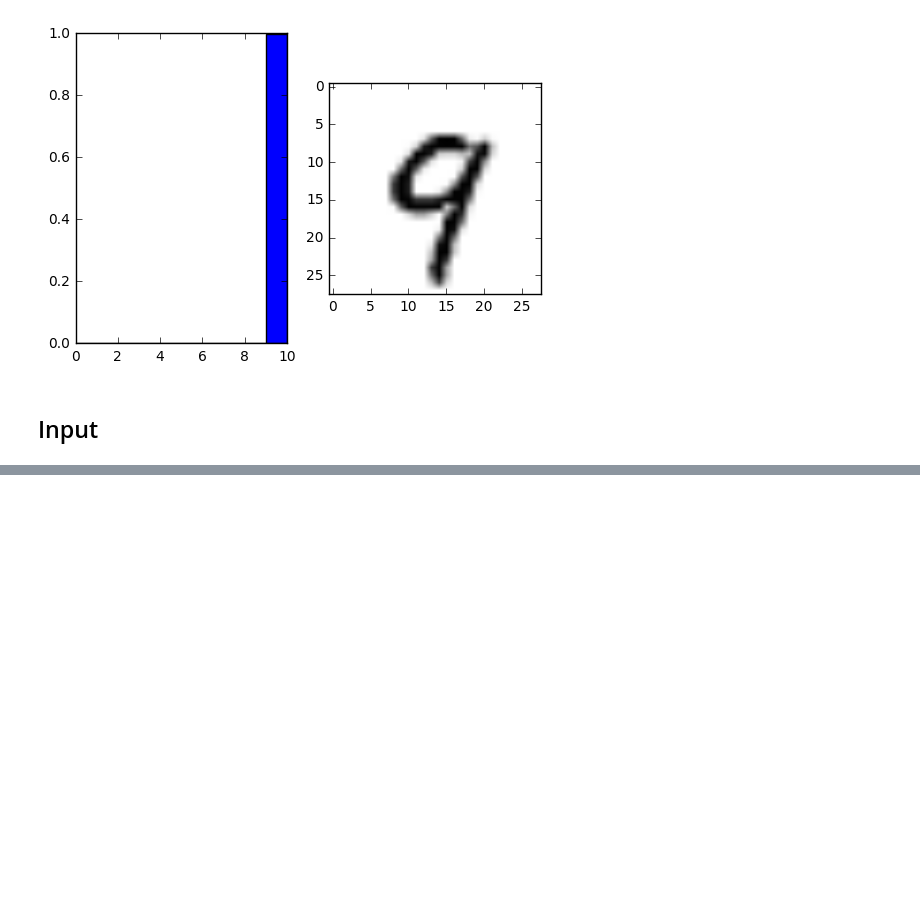
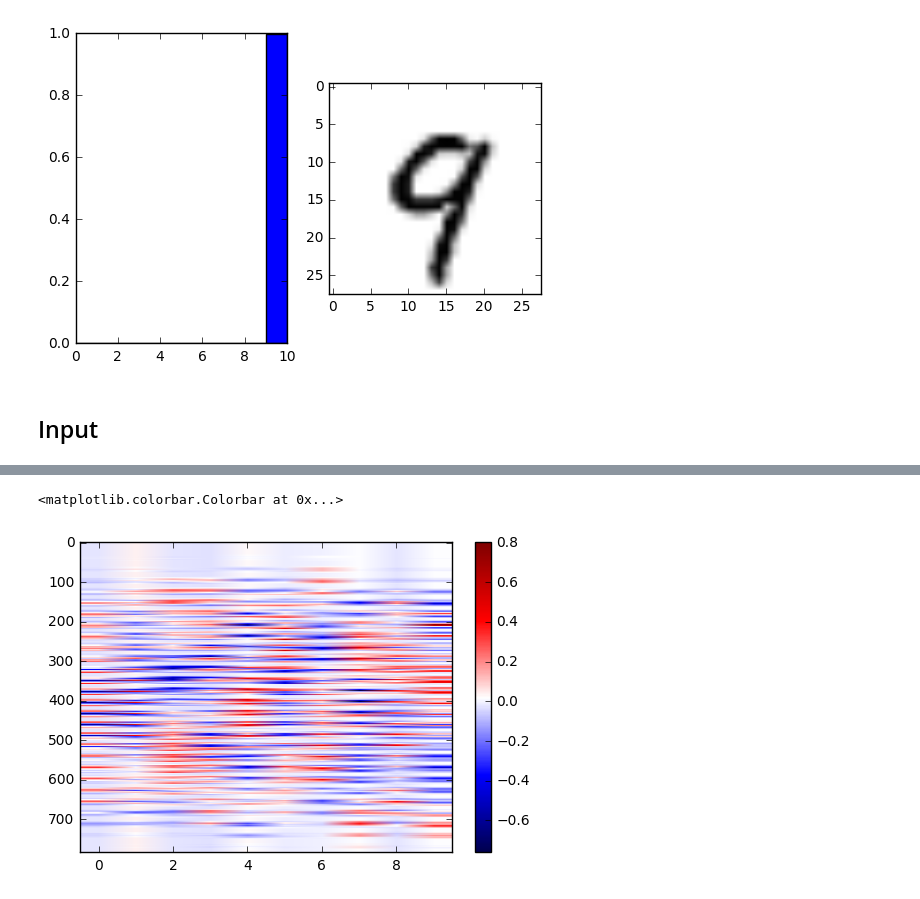
Before and after one commit to paulsuda/notebook-work, a Jupyter notebook: notebooks/MNIST Load and Train.ipynb, the cells around one changed output, grey strips where cells are left out. Cells and saved outputs as stored; diff of their text form; code cells hidden in the pictures; blank space fills up the shorter version.

```diff
--- a/notebooks/MNIST Load and Train.ipynb
+++ b/notebooks/MNIST Load and Train.ipynb
@@ -355,0 +356,7 @@ plots[1].imshow(img.reshape(28, 28), cmap=pyplot.cm.Greys)
+# %%
+w_data = sess.run(w)
+pyplot.imshow(w_data, cmap="seismic", aspect="auto")
+pyplot.colorbar()
+# %% [output]
+<matplotlib.colorbar.Colorbar at 0x...>
+[figure, added]
```
Also changed, not shown: parts of 2 cells of this notebook, 2 other files.
